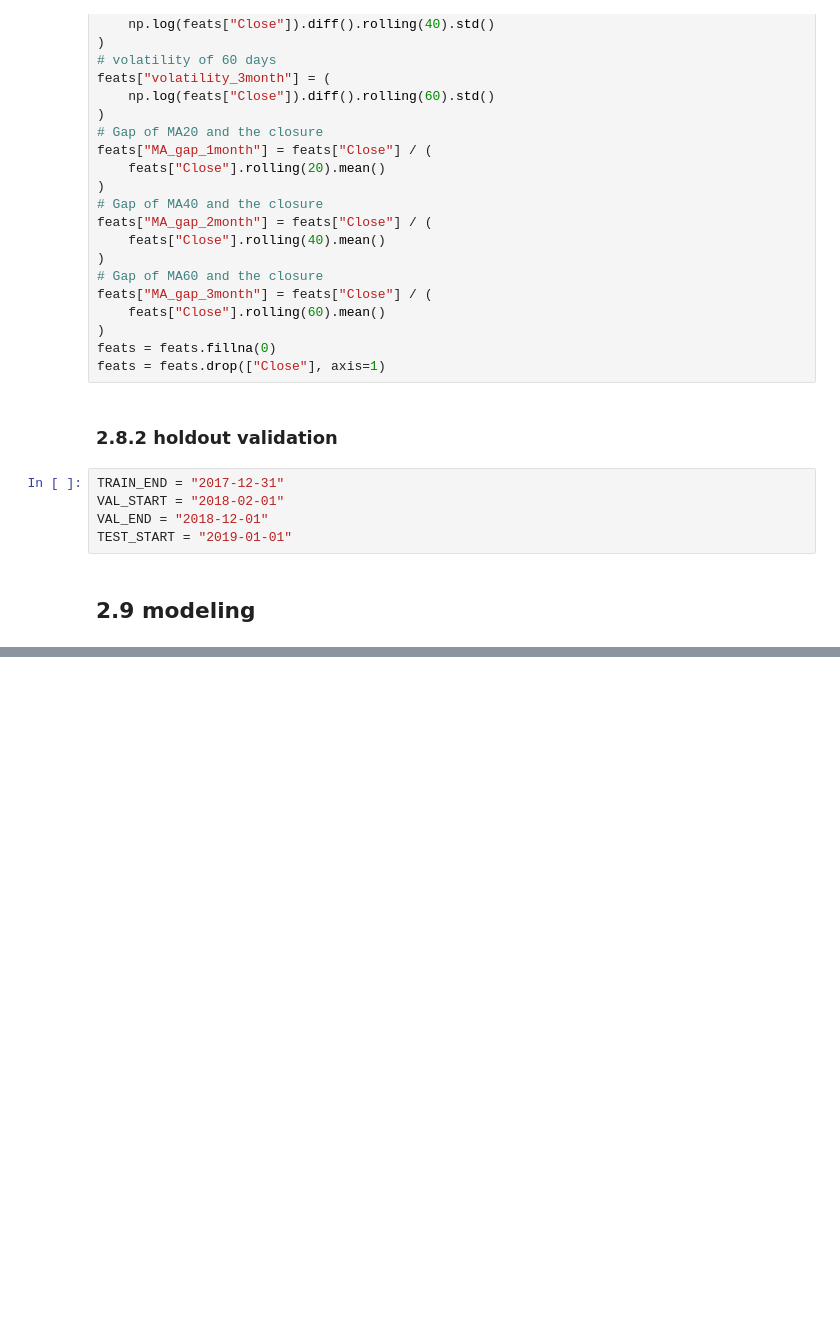
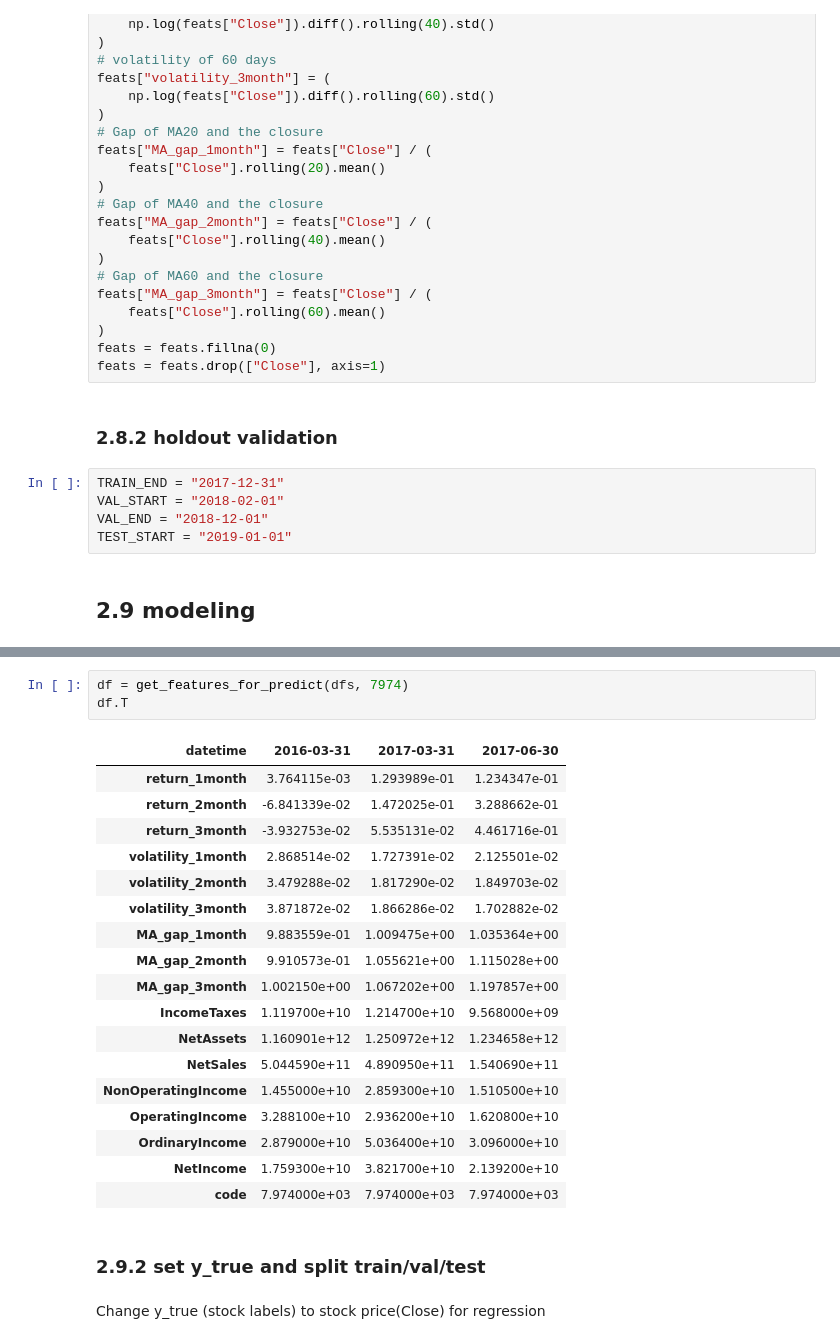
Before and after one commit to eritsi/signate_jquants_test, a Jupyter notebook: J-Quants_tutorial.ipynb, the cells around one changed output, grey strips where cells are left out. Cells and saved outputs as stored; diff of their text form; blank space fills up the shorter version.

```diff
--- a/J-Quants_tutorial.ipynb
+++ b/J-Quants_tutorial.ipynb
@@ -755,3 +794,29 @@ def get_features_for_predict(dfs, code, start_dt="2016-01-01"):
     feats = feats.loc[pd.Timestamp(start_dt) :]
 
     return feats
+# %%
+df = get_features_for_predict(dfs, 7974)
+df.T
+# %% [output]
+| datetime | 2016-03-31 | 2017-03-31 | 2017-06-30 |
+| return_1month | 3.764115e-03 | 1.293989e-01 | 1.234347e-01 |
+| return_2month | -6.841339e-02 | 1.472025e-01 | 3.288662e-01 |
+| return_3month | -3.932753e-02 | 5.535131e-02 | 4.461716e-01 |
+| volatility_1month | 2.868514e-02 | 1.727391e-02 | 2.125501e-02 |
+| volatility_2month | 3.479288e-02 | 1.817290e-02 | 1.849703e-02 |
+| volatility_3month | 3.871872e-02 | 1.866286e-02 | 1.702882e-02 |
+| MA_gap_1month | 9.883559e-01 | 1.009475e+00 | 1.035364e+00 |
+| MA_gap_2month | 9.910573e-01 | 1.055621e+00 | 1.115028e+00 |
+| MA_gap_3month | 1.002150e+00 | 1.067202e+00 | 1.197857e+00 |
+| IncomeTaxes | 1.119700e+10 | 1.214700e+10 | 9.568000e+09 |
+| NetAssets | 1.160901e+12 | 1.250972e+12 | 1.234658e+12 |
+| NetSales | 5.044590e+11 | 4.890950e+11 | 1.540690e+11 |
+| NonOperatingIncome | 1.455000e+10 | 2.859300e+10 | 1.510500e+10 |
+| OperatingIncome | 3.288100e+10 | 2.936200e+10 | 1.620800e+10 |
+| OrdinaryIncome | 2.879000e+10 | 5.036400e+10 | 3.096000e+10 |
+| NetIncome | 1.759300e+10 | 3.821700e+10 | 2.139200e+10 |
+| code | 7.974000e+03 | 7.974000e+03 | 7.974000e+03 |
+# %% [markdown]
+### 2.9.2 set y_true and split train/val/test
+# %% [markdown]
+Change y_true (stock labels) to stock price(Close) for regression
```
Also changed, not shown: parts of 6 cells of this notebook.
